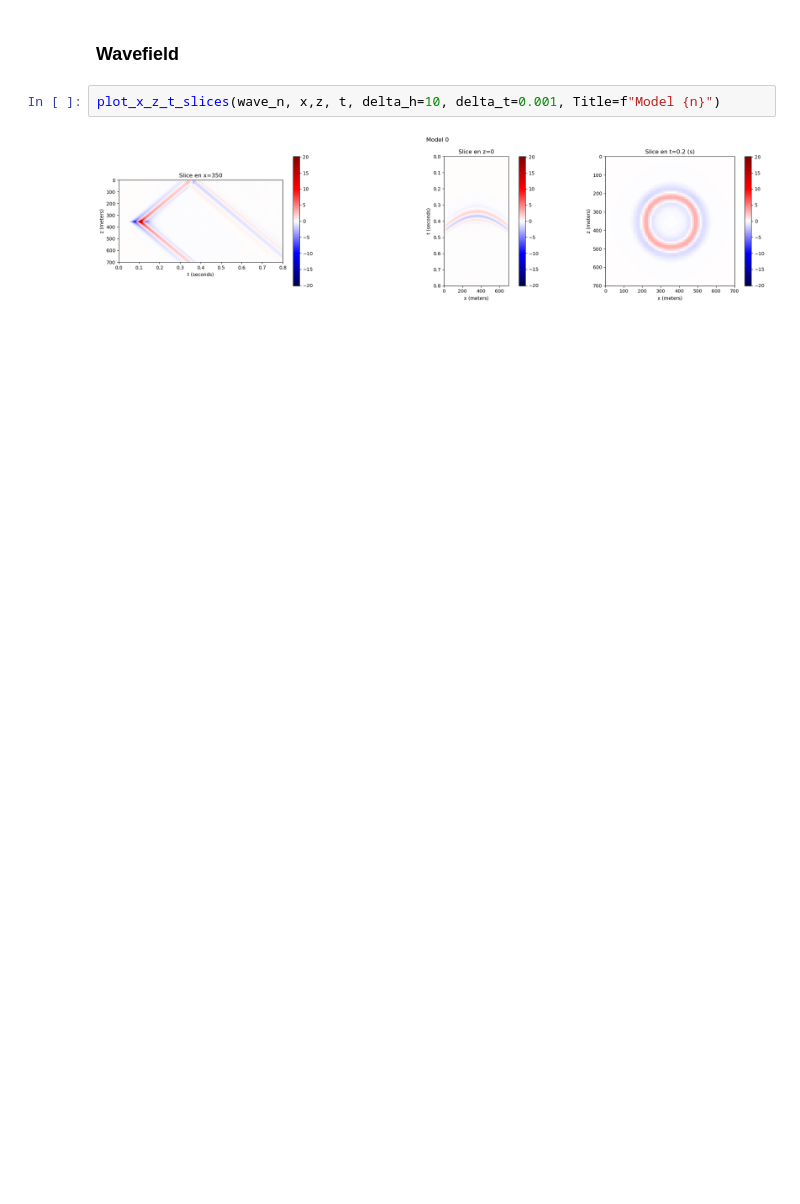
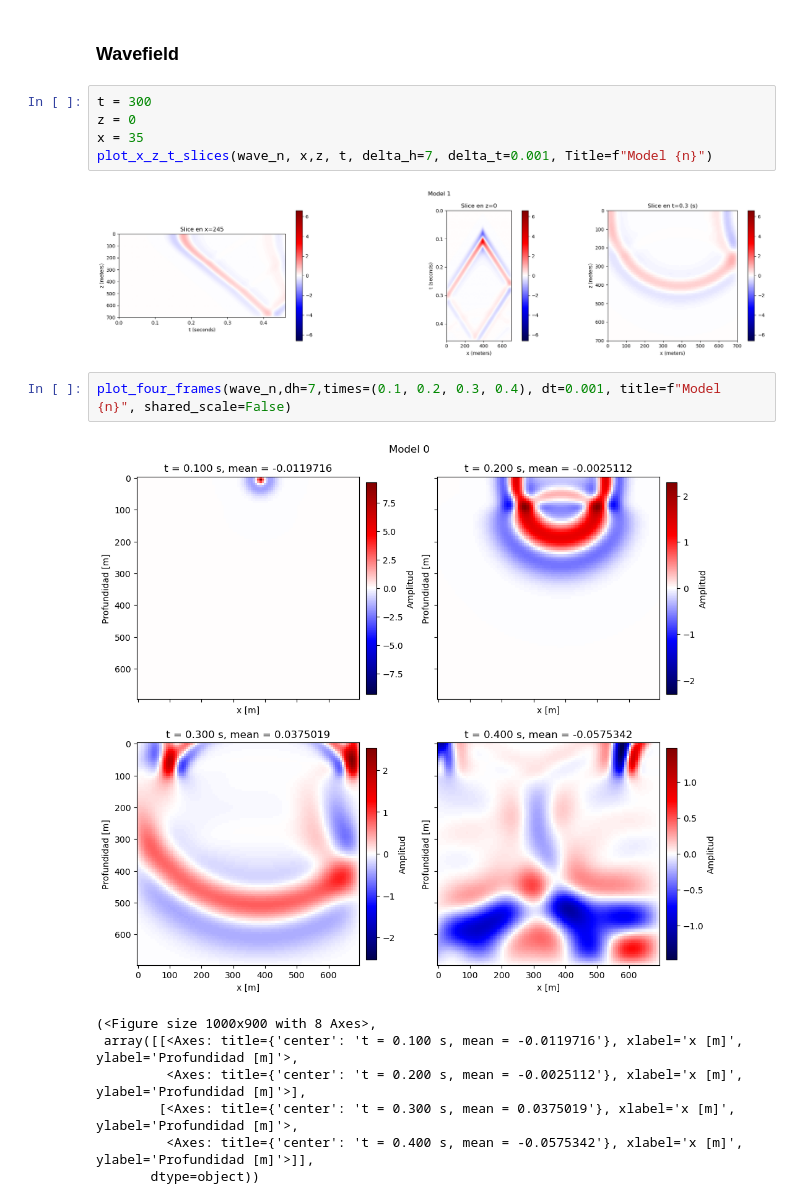
Before and after one commit to Konat23/DeepONet_AWP, a Jupyter notebook: src/01_propagator/data_review.ipynb, the cells around one changed output. Saved outputs shown, nothing was run; the diff lists cells and outputs as text; blank space fills up the shorter version.

```diff
--- a/src/01_propagator/data_review.ipynb
+++ b/src/01_propagator/data_review.ipynb
@@ -89,9 +96,22 @@ plot_velmodel(vel_n, n=n)
 # %% [markdown]
 ### Wavefield
 # %%
-plot_x_z_t_slices(wave_n, x,z, t, delta_h=10, delta_t=0.001, Title=f"Model {n}")
+t = 300
+z = 0
+x = 35
+plot_x_z_t_slices(wave_n, x,z, t, delta_h=7, delta_t=0.001, Title=f"Model {n}")
 # %% [output]
-[figure, old version]
+[figure, new version]
+# %%
+plot_four_frames(wave_n,dh=7,times=(0.1, 0.2, 0.3, 0.4), dt=0.001, title=f"Model {n}", shared_scale=False)
+# %% [output]
+[figure, added]
+(<Figure size 1000x900 with 8 Axes>,
+ array([[<Axes: title={'center': 't = 0.100 s, mean = -0.0119716'}, xlabel='x [m]', ylabel='Profundidad [m]'>,
+         <Axes: title={'center': 't = 0.200 s, mean = -0.0025112'}, xlabel='x [m]', ylabel='Profundidad [m]'>],
+        [<Axes: title={'center': 't = 0.300 s, mean = 0.0375019'}, xlabel='x [m]', ylabel='Profundidad [m]'>,
+         <Axes: title={'center': 't = 0.400 s, mean = -0.0575342'}, xlabel='x [m]', ylabel='Profundidad [m]'>]],
+       dtype=object))
 # %%
 plot_traces_vertical(wave_n, z_index=z)
 # %% [output]
```
Also changed, not shown: parts of 8 cells of this notebook, 5 other files.
